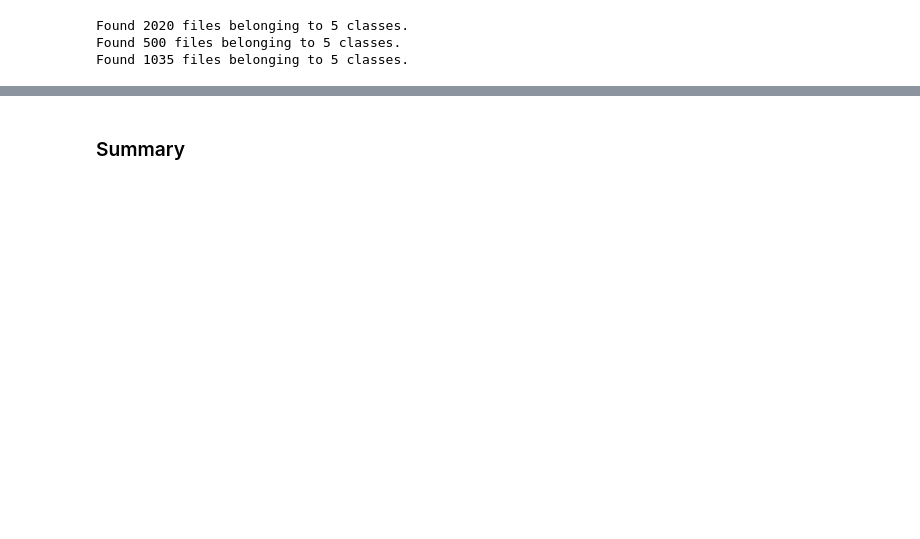
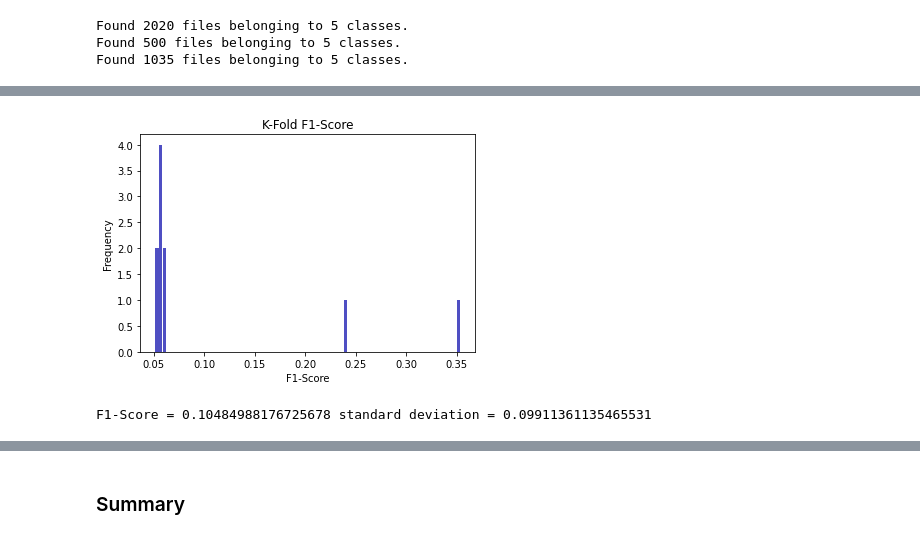
Before and after one commit to farooq-aus/Covid-19_X-ray_Two-proposed-Databases, a Jupyter notebook: Scripts/Q1.ipynb, the cells around one changed output, grey strips where cells are left out. Saved outputs shown, nothing was run; the diff lists cells and outputs as text; code cells hidden in the pictures; blank space fills up the shorter version.

```diff
--- a/Scripts/Q1.ipynb
+++ b/Scripts/Q1.ipynb
@@ -84,5 +73,5 @@ array([[1., 0., 0., 0., 0.],
 # %%
-normalize = lambda ds: ds / 255 - 0.5
+normalize = lambda ds: ds / 255
 
 x_train = normalize(x_train)
 x_val = normalize(x_val)
@@ -106,0 +136,24 @@ print(x_test.shape)
+# %%
+for train_index, test_index in KFold(n_folds).split(x_train_val):
+    x_tr, x_ts = x_train_val[train_index], x_train_val[test_index]
+    y_tr, y_ts = y_train_val[train_index], y_train_val[test_index]
+
+    model = create_model()
+    model.fit(x_tr, y_tr, epochs=30, batch_size=128)
+
+    scores = model.evaluate(x_test,y_test)
+
+    for i, names in zip(np.arange(0, len(model.metrics_names)), model.metrics_names):
+        print(model.metrics_names[i],'=',scores[i])
+
+    actual, predicted = generate_actual_predicted(model, x_ts, y_ts)
+
+    precision = precision_score(actual, predicted, average='macro')
+    recall = recall_score(actual, predicted, average='macro')
+    f1_score_ = f1_score(actual, predicted, average='macro')
+
+    print(f'{precision=}')
+    print(f'{recall=}')
+    print(f'{f1_score_=}')
+
+    results.append([model, precision, recall, f1_score_])
@@ -106,0 +348,14 @@ print(x_test.shape)
+# %%
+res = np.array(results)
+f1_score = res[:,3]
+plt.hist(x=f1_score, bins='auto', color='#0504aa', alpha=0.7, rwidth=0.85)
+plt.title('K-Fold F1-Score')
+plt.ylabel('Frequency')
+plt.xlabel('F1-Score')
+plt.show()
+print('F1-Score =', f1_score.mean(), 'standard deviation =', f1_score.std())
+
+res_model1 = res
+# %% [output]
+[figure, added]
+F1-Score = 0.10484988176725678 standard deviation = 0.09911361135465531
```
Also changed, not shown: parts of 37 cells of this notebook, 1 other file.
